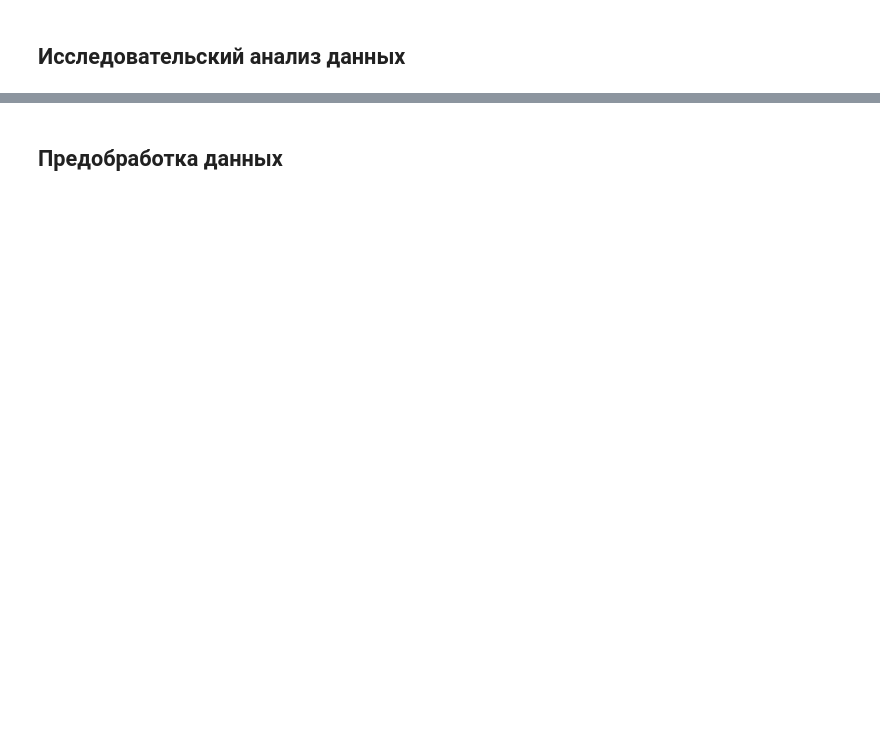
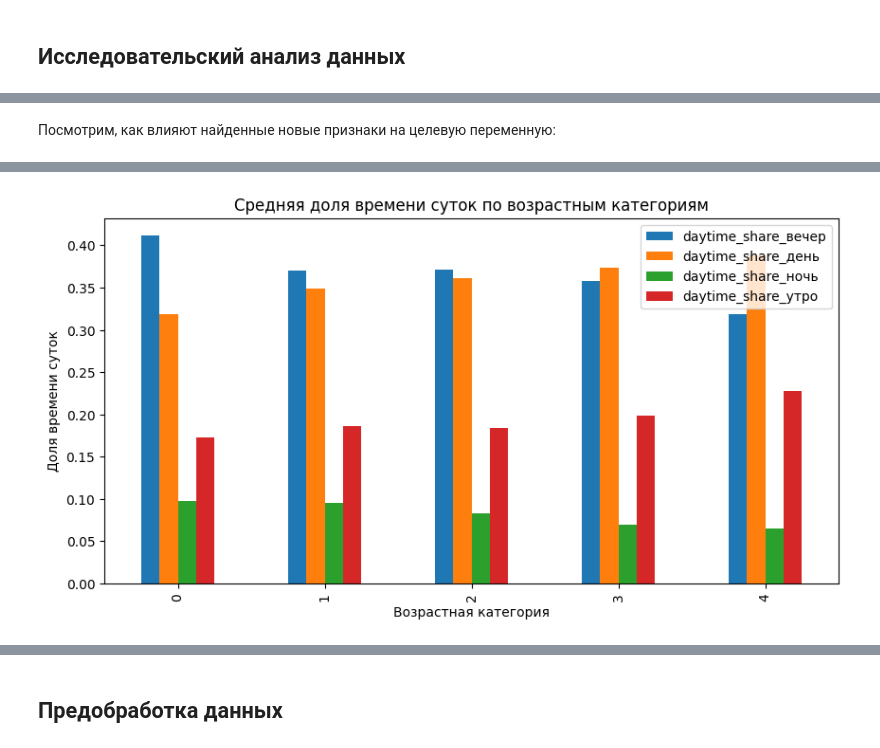
Before and after one commit to nikolai/practicum-user-age-classification, a Jupyter notebook: user_age_classification.ipynb, the cells around one changed output, grey strips where cells are left out. Drawn from its saved outputs; the diff is of its cells as text; code cells hidden in the pictures; blank space fills up the shorter version.

```diff
--- a/user_age_classification.ipynb
+++ b/user_age_classification.ipynb
@@ -217,0 +957,10 @@ df_cloud_usage = load_dataset(
+# %%
+df_website_cat_shares = (
+    df_visits
+    .groupby('user_id')['website_category']
+    .value_counts(normalize=True)
+    .unstack(fill_value=0)
+    .add_prefix('website_cat_share_')
+    .reset_index()
+)
+df_website_cat_shares.head(5)
@@ -217,0 +978,10 @@ df_cloud_usage = load_dataset(
+# %%
+df_time_shares = (
+    df_visits
+    .groupby('user_id')['daytime']
+    .value_counts(normalize=True)
+    .unstack(fill_value=0)
+    .add_prefix('daytime_share_')
+    .reset_index()
+)
+df_time_shares.head(5)
@@ -217,0 +995,25 @@ df_cloud_usage = load_dataset(
+# %% [markdown]
+Посмотрим, как влияют найденные новые признаки на целевую переменную:
+# %%
+merged = df_users \
+    .merge(df_website_cat_shares, on='user_id') \
+    .merge(df_time_shares, on='user_id')
+display(merged.head(5))
+
+float_features = merged.select_dtypes(['float64']).columns.to_list()
+
+means_by_age = merged[float_features + ['age_category']].groupby('age_category').mean()
+
+website_cat_share_columns = [x for x in means_by_age.columns if x.startswith('website_cat_share_')]
+daytime_share_columns = [x for x in means_by_age.columns if x.startswith('daytime_share_')]
+means_by_age[daytime_share_columns].reset_index().plot(
+    x='age_category',
+    y=daytime_share_columns,
+    kind='bar',
+    xlabel='Возрастная категория',
+    ylabel='Доля времени суток',
+    title='Средняя доля времени суток по возрастным категориям',
+    figsize=(10, 5)
+)
+plt.show()
+# %% [output]
@@ -217,0 +1026 @@ df_cloud_usage = load_dataset(
+[figure, added]
```
Also changed, not shown: parts of 180 cells of this notebook, 1 other file.
